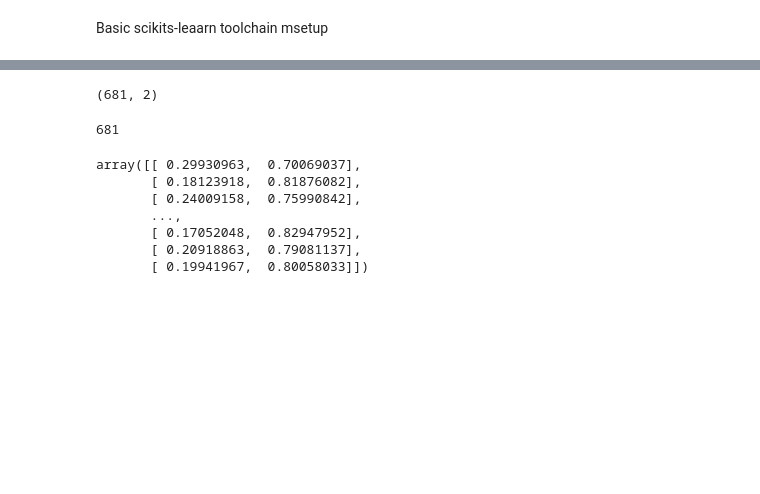
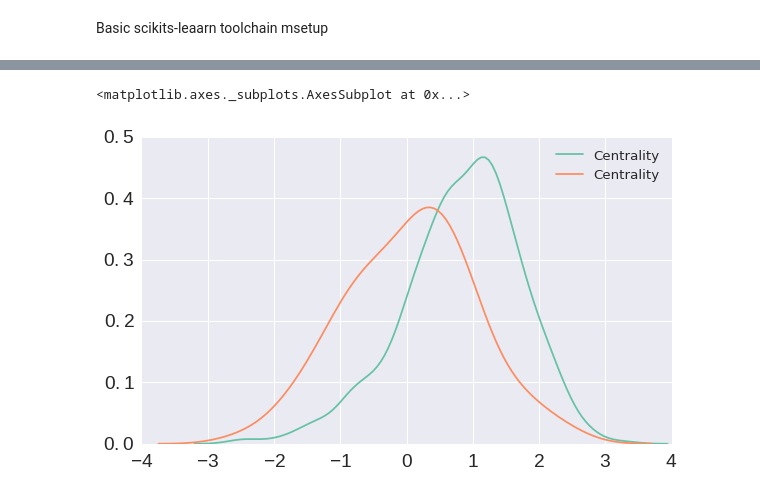
Before and after one commit to HiggsToolsRepo/VBFs_MC, a Jupyter notebook: ML/ML.ipynb, the cells around one changed output, grey strips where cells are left out. Cells and saved outputs as stored; diff of their text form; code cells hidden in the pictures; blank space fills up the shorter version.

```diff
--- a/ML/ML.ipynb
+++ b/ML/ML.ipynb
@@ -199,20 +166,2 @@ Centrality
 # %%
 proba_test = clf.predict_proba(X_test)
-# %%
-proba_test.shape
-# %% [output]
-(681, 2)
-# %%
-len(X_test)
-# %% [output]
-681
-# %%
-proba_test
-# %% [output]
-array([[ 0.29930963,  0.70069037],
-       [ 0.18123918,  0.81876082],
-       [ 0.24009158,  0.75990842],
-       ...,
-       [ 0.17052048,  0.82947952],
-       [ 0.20918863,  0.79081137],
-       [ 0.19941967,  0.80058033]])
@@ -218,0 +170,6 @@ array([[ 0.29930963,  0.70069037],
+# %%
+seaborn.kdeplot(signal.Centrality)
+seaborn.kdeplot(background.Centrality)
+# %% [output]
+<matplotlib.axes._subplots.AxesSubplot at 0x...>
+[figure, added]
```
Also changed, not shown: parts of 53 cells of this notebook.
